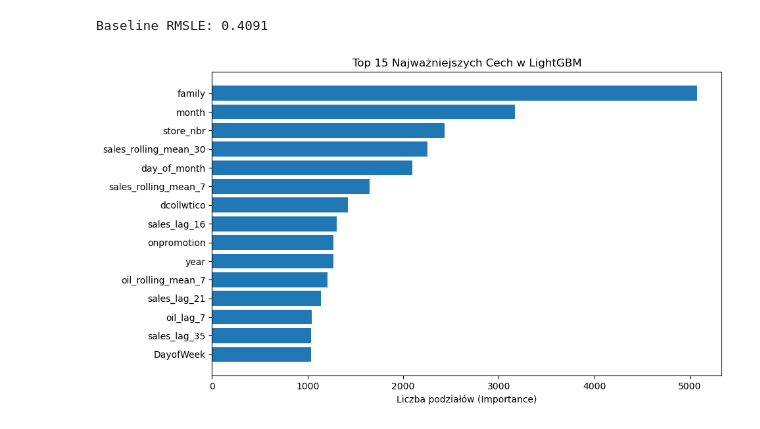
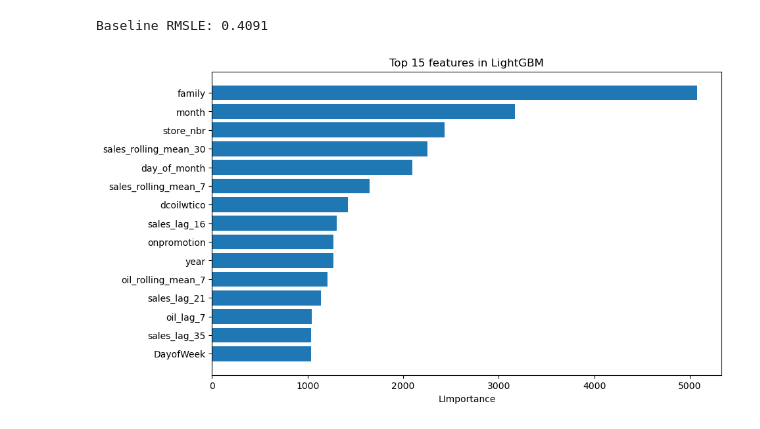
Before and after one commit to mrklipinsk-sys/ML-pracitites-, a Jupyter notebook: Store_Time_Series_Forecasting/notebook/store_sales.ipynb, the cells around one changed output. Saved outputs shown, nothing was run; the diff lists cells and outputs as text; code cells hidden in the pictures.

```diff
--- a/Store_Time_Series_Forecasting/notebook/store_sales.ipynb
+++ b/Store_Time_Series_Forecasting/notebook/store_sales.ipynb
@@ -1092,8 +1091,8 @@ feature_imp = pd.DataFrame({
 # %%
 plt.figure(figsize=(10, 6))
 plt.barh(feature_imp['Feature'][:15][::-1], feature_imp['Value'][:15][::-1])
-plt.title('Top 15 Najważniejszych Cech w LightGBM')
-plt.xlabel('Liczba podziałów (Importance)')
+plt.title('Top 15 features in LightGBM')
+plt.xlabel('LImportance')
 plt.show()
 # %% [output]
-[figure, old version]
+[figure, new version]
```
Also changed, not shown: parts of 22 cells of this notebook, 2 other files.
